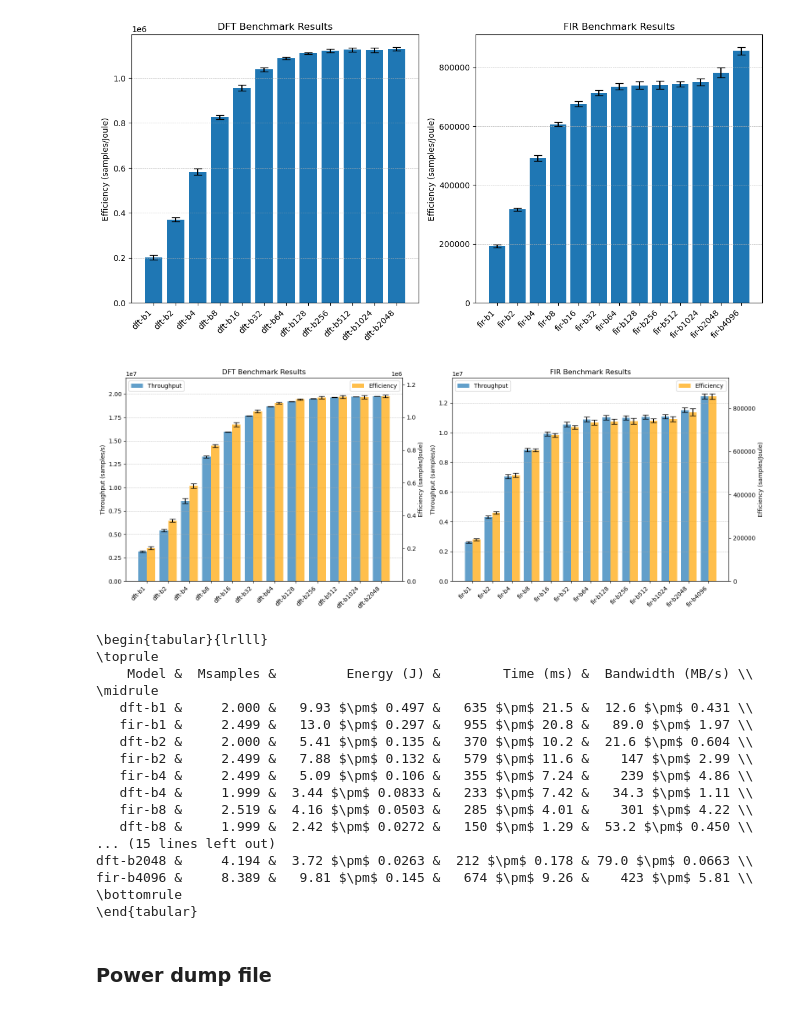
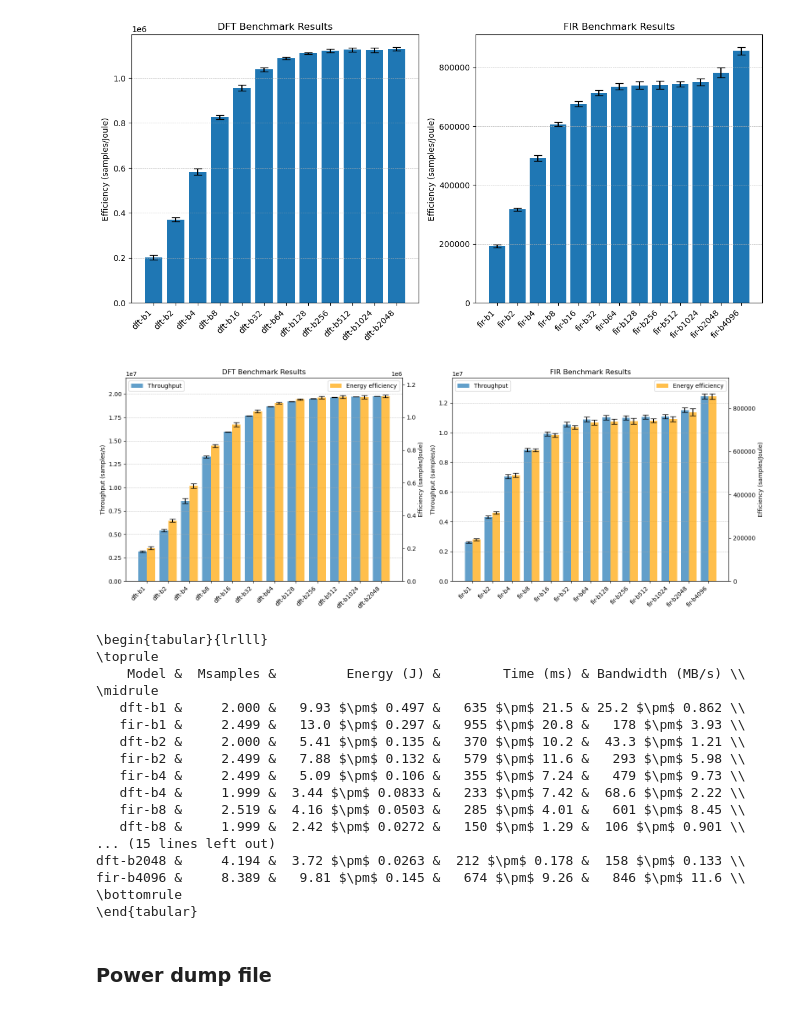
Before and after one commit to HendrikLambert/nvdla-ppf, a Jupyter notebook: analysis/analysis.ipynb, the cells around one changed output. Saved outputs shown, nothing was run; the diff lists cells and outputs as text; code cells hidden in the pictures.

```diff
--- a/analysis/analysis.ipynb
+++ b/analysis/analysis.ipynb
@@ -275,8 +275,8 @@ sep_res['throughput'] = sep_res['samples'] / sep_res['device_time'] * 1000  # sa
 # 1 values in per sample, 1 value out per sample, 2 bytes per value
 sep_res['bandwidth'] = np.where(
                                 sep_res['model_short'].str.contains('dft'),
-                                sep_res['throughput'] * (1 + 1) * 2 / 1e6,
-                                sep_res['throughput'] * (16 + 1) * 2 / 1e6
+                                sep_res['throughput'] * (1 + 1) * 2*2 / 1e6,
+                                sep_res['throughput'] * (16 + 1) * 2*2 / 1e6
                                 )  # in MB/s
 
 # Calculate samples per joule
@@ -345,7 +345,7 @@ ax_d_e = ax_d_t.twinx()
 bar1 = ax_d_t.bar(x_dft - width/2, sep_stats_dft['throughput_mean'], width=width,
                yerr=sep_stats_dft['throughput_std'], capsize=5, label='Throughput', alpha=0.7)
 bar2 = ax_d_e.bar(x_dft + width/2, sep_stats_dft['samples_per_joule_mean'], width=width,
-               yerr=sep_stats_dft['samples_per_joule_std'], capsize=5, label='Efficiency', alpha=0.7,  color='orange')
+               yerr=sep_stats_dft['samples_per_joule_std'], capsize=5, label='Energy efficiency', alpha=0.7,  color='orange')
 
 ax_d_t.set_title('DFT Benchmark Results')
 ax_d_t.set_ylabel('Throughput (samples/s)')
@@ -356,35 +356,35 @@ ax_d_t.grid(axis='y', linestyle='--', linewidth=0.5)
 
 # FFT
 ax_f_t = axs[1]
 ax_f_e = ax_f_t.twinx()
 
 bar3 = ax_f_t.bar(x_fir - width/2, sep_stats_fir['throughput_mean'], width=width,
                yerr=sep_stats_fir['throughput_std'], capsize=5, label='Throughput', alpha=0.7)
 bar4 = ax_f_e.bar(x_fir + width/2, sep_stats_fir['samples_per_joule_mean'], width=width,
-               yerr=sep_stats_fir['samples_per_joule_std'], capsize=5, label='Efficiency', alpha=0.7, color='orange')
+               yerr=sep_stats_fir['samples_per_joule_std'], capsize=5, label='Energy efficiency', alpha=0.7, color='orange')
 
 ax_f_t.set_title('FIR Benchmark Results')
 ax_f_t.set_ylabel('Throughput (samples/s)')
 ax_f_e.set_ylabel('Efficiency (samples/Joule)')
 ax_f_t.set_xticks(x_fir)
 ax_f_t.set_xticklabels(sep_stats_fir['model_short'], rotation=45, ha='right')
 ax_f_t.grid(axis='y', linestyle='--', linewidth=0.5)
 
 # Pad y-axis limits
 ax_d_t.set_ylim(0, max(sep_stats_dft['throughput_mean']) * 1.1)
 ax_f_t.set_ylim(0, max(sep_stats_fir['throughput_mean']) * 1.1)
 ax_d_e.set_ylim(0, max(sep_stats_dft['samples_per_joule_mean']) * 1.1)
 ax_f_e.set_ylim(0, max(sep_stats_fir['samples_per_joule_mean']) * 1.1)
 
 # Plot legends
 ax_d_t.legend(loc='upper left')
 ax_f_t.legend(loc='upper left')
 ax_d_e.legend(loc='upper right')
 ax_f_e.legend(loc='upper right')
 plt.tight_layout()
 plt.show()
 # %% [output]
-[figure, old version]
+[figure, new version]
 # %%
 # Export latex table
 
@@ -439,19 +439,19 @@ print(latex_table)
 # %% [output]
 \begin{tabular}{lrlll}
 \toprule
-    Model &  Msamples &         Energy (J) &        Time (ms) &  Bandwidth (MB/s) \\
+    Model &  Msamples &         Energy (J) &        Time (ms) & Bandwidth (MB/s) \\
 \midrule
-   dft-b1 &     2.000 &   9.93 $\pm$ 0.497 &   635 $\pm$ 21.5 &  12.6 $\pm$ 0.431 \\
-   fir-b1 &     2.499 &   13.0 $\pm$ 0.297 &   955 $\pm$ 20.8 &   89.0 $\pm$ 1.97 \\
-   dft-b2 &     2.000 &   5.41 $\pm$ 0.135 &   370 $\pm$ 10.2 &  21.6 $\pm$ 0.604 \\
-   fir-b2 &     2.499 &   7.88 $\pm$ 0.132 &   579 $\pm$ 11.6 &    147 $\pm$ 2.99 \\
-   fir-b4 &     2.499 &   5.09 $\pm$ 0.106 &   355 $\pm$ 7.24 &    239 $\pm$ 4.86 \\
-   dft-b4 &     1.999 &  3.44 $\pm$ 0.0833 &   233 $\pm$ 7.42 &   34.3 $\pm$ 1.11 \\
-   fir-b8 &     2.519 &  4.16 $\pm$ 0.0503 &   285 $\pm$ 4.01 &    301 $\pm$ 4.22 \\
-   dft-b8 &     1.999 &  2.42 $\pm$ 0.0272 &   150 $\pm$ 1.29 &  53.2 $\pm$ 0.450 \\
+   dft-b1 &     2.000 &   9.93 $\pm$ 0.497 &   635 $\pm$ 21.5 & 25.2 $\pm$ 0.862 \\
+   fir-b1 &     2.499 &   13.0 $\pm$ 0.297 &   955 $\pm$ 20.8 &   178 $\pm$ 3.93 \\
+   dft-b2 &     2.000 &   5.41 $\pm$ 0.135 &   370 $\pm$ 10.2 &  43.3 $\pm$ 1.21 \\
+   fir-b2 &     2.499 &   7.88 $\pm$ 0.132 &   579 $\pm$ 11.6 &   293 $\pm$ 5.98 \\
+   fir-b4 &     2.499 &   5.09 $\pm$ 0.106 &   355 $\pm$ 7.24 &   479 $\pm$ 9.73 \\
+   dft-b4 &     1.999 &  3.44 $\pm$ 0.0833 &   233 $\pm$ 7.42 &  68.6 $\pm$ 2.22 \\
+   fir-b8 &     2.519 &  4.16 $\pm$ 0.0503 &   285 $\pm$ 4.01 &   601 $\pm$ 8.45 \\
+   dft-b8 &     1.999 &  2.42 $\pm$ 0.0272 &   150 $\pm$ 1.29 &  106 $\pm$ 0.901 \\
 ... (15 lines left out)
-dft-b2048 &     4.194 &  3.72 $\pm$ 0.0263 &  212 $\pm$ 0.178 & 79.0 $\pm$ 0.0663 \\
-fir-b4096 &     8.389 &   9.81 $\pm$ 0.145 &   674 $\pm$ 9.26 &    423 $\pm$ 5.81 \\
+dft-b2048 &     4.194 &  3.72 $\pm$ 0.0263 &  212 $\pm$ 0.178 &  158 $\pm$ 0.133 \\
+fir-b4096 &     8.389 &   9.81 $\pm$ 0.145 &   674 $\pm$ 9.26 &   846 $\pm$ 11.6 \\
 \bottomrule
 \end{tabular}
 # %% [markdown]
```
Also changed, not shown: parts of 3 cells of this notebook, 2 other files.
